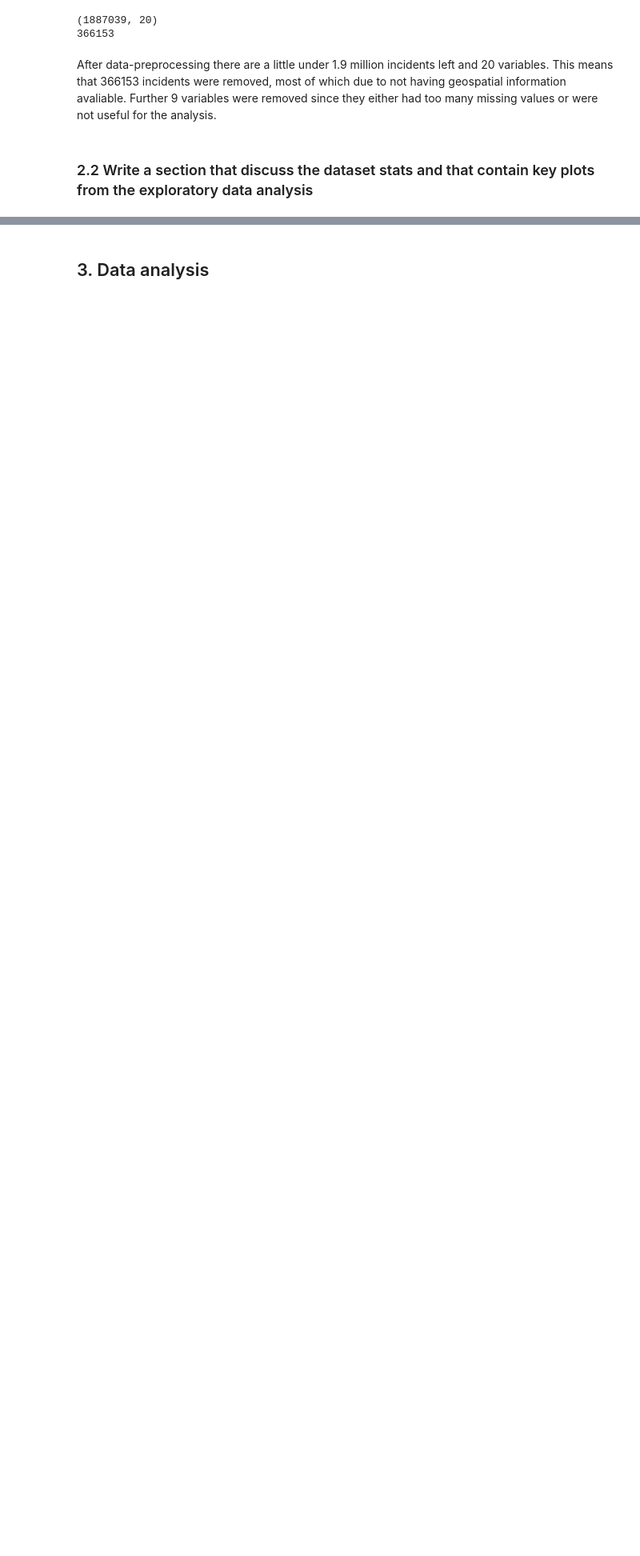
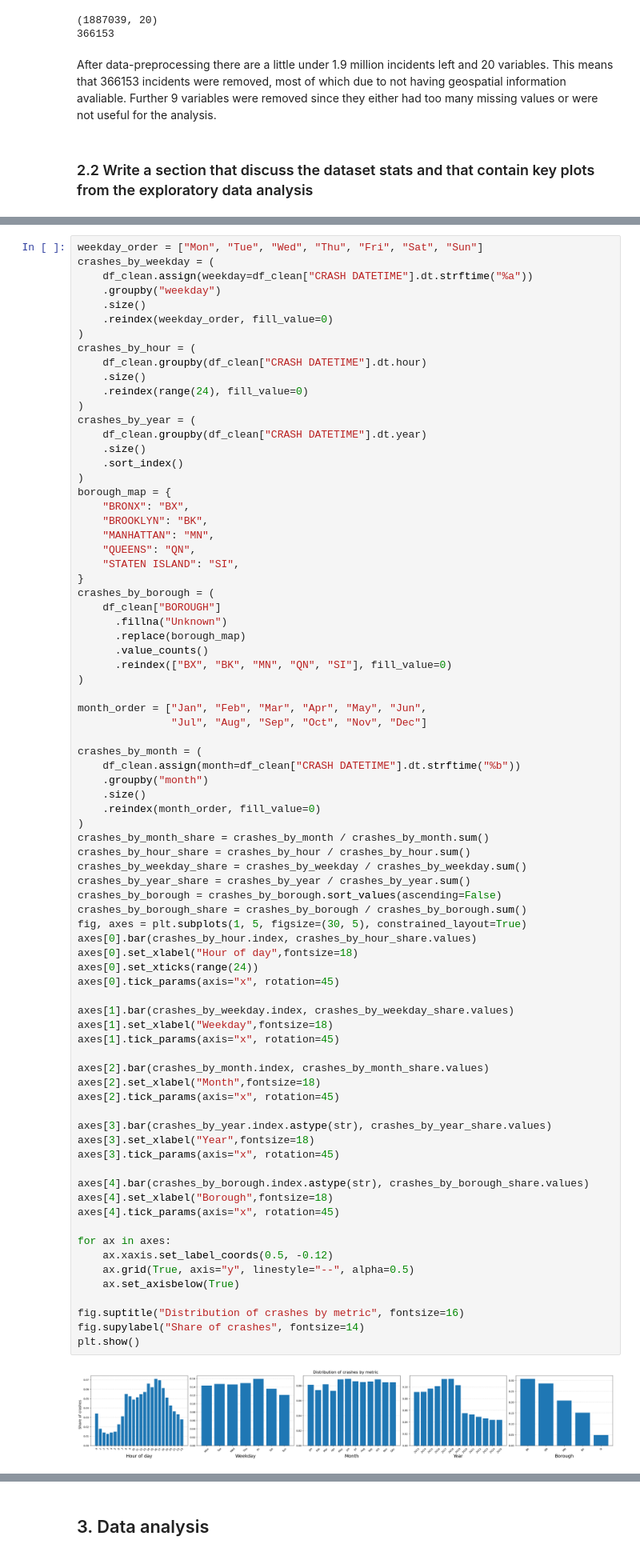
Before and after one commit to Melf-M/Final_project, a Jupyter notebook: Assignment_B/explainer.ipynb, the cells around one changed output, grey strips where cells are left out. Shown at 80% size. Cells and saved outputs as stored; diff of their text form; blank space fills up the shorter version.

```diff
--- a/Assignment_B/explainer.ipynb
+++ b/Assignment_B/explainer.ipynb
@@ -271,0 +344,80 @@ After data-preprocessing there are a little under 1.9 million incidents left and
+# %%
+weekday_order = ["Mon", "Tue", "Wed", "Thu", "Fri", "Sat", "Sun"]
+crashes_by_weekday = (
+    df_clean.assign(weekday=df_clean["CRASH DATETIME"].dt.strftime("%a"))
+    .groupby("weekday")
+    .size()
+    .reindex(weekday_order, fill_value=0)
+)
+crashes_by_hour = (
+    df_clean.groupby(df_clean["CRASH DATETIME"].dt.hour)
+    .size()
+    .reindex(range(24), fill_value=0)
+)
+crashes_by_year = (
+    df_clean.groupby(df_clean["CRASH DATETIME"].dt.year)
+    .size()
+    .sort_index()
+)
+borough_map = {
+    "BRONX": "BX",
+    "BROOKLYN": "BK",
+    "MANHATTAN": "MN",
+    "QUEENS": "QN",
+    "STATEN ISLAND": "SI",
+}
+crashes_by_borough = (
+    df_clean["BOROUGH"]
+      .fillna("Unknown")
+      .replace(borough_map)
+      .value_counts()
+      .reindex(["BX", "BK", "MN", "QN", "SI"], fill_value=0)
+)
+
+month_order = ["Jan", "Feb", "Mar", "Apr", "May", "Jun",
+               "Jul", "Aug", "Sep", "Oct", "Nov", "Dec"]
+
+crashes_by_month = (
+    df_clean.assign(month=df_clean["CRASH DATETIME"].dt.strftime("%b"))
+    .groupby("month")
+    .size()
+    .reindex(month_order, fill_value=0)
+)
+crashes_by_month_share = crashes_by_month / crashes_by_month.sum()
+crashes_by_hour_share = crashes_by_hour / crashes_by_hour.sum()
+crashes_by_weekday_share = crashes_by_weekday / crashes_by_weekday.sum()
+crashes_by_year_share = crashes_by_year / crashes_by_year.sum()
+crashes_by_borough = crashes_by_borough.sort_values(ascending=False)
+crashes_by_borough_share = crashes_by_borough / crashes_by_borough.sum()
+fig, axes = plt.subplots(1, 5, figsize=(30, 5), constrained_layout=True)
+axes[0].bar(crashes_by_hour.index, crashes_by_hour_share.values)
+axes[0].set_xlabel("Hour of day",fontsize=18)
+axes[0].set_xticks(range(24))
+axes[0].tick_params(axis="x", rotation=45)
+
+axes[1].bar(crashes_by_weekday.index, crashes_by_weekday_share.values)
+axes[1].set_xlabel("Weekday",fontsize=18)
+axes[1].tick_params(axis="x", rotation=45)
+
+axes[2].bar(crashes_by_month.index, crashes_by_month_share.values)
+axes[2].set_xlabel("Month",fontsize=18)
+axes[2].tick_params(axis="x", rotation=45)
+
+axes[3].bar(crashes_by_year.index.astype(str), crashes_by_year_share.values)
+axes[3].set_xlabel("Year",fontsize=18)
+axes[3].tick_params(axis="x", rotation=45)
+
+axes[4].bar(crashes_by_borough.index.astype(str), crashes_by_borough_share.values)
+axes[4].set_xlabel("Borough",fontsize=18)
+axes[4].tick_params(axis="x", rotation=45)
+
+for ax in axes:
+    ax.xaxis.set_label_coords(0.5, -0.12)
+    ax.grid(True, axis="y", linestyle="--", alpha=0.5)
+    ax.set_axisbelow(True)
+
+fig.suptitle("Distribution of crashes by metric", fontsize=16)
+fig.supylabel("Share of crashes", fontsize=14)
+plt.show()
+# %% [output]
+[figure, added]
```
Also changed, not shown: parts of 3 cells of this notebook.
